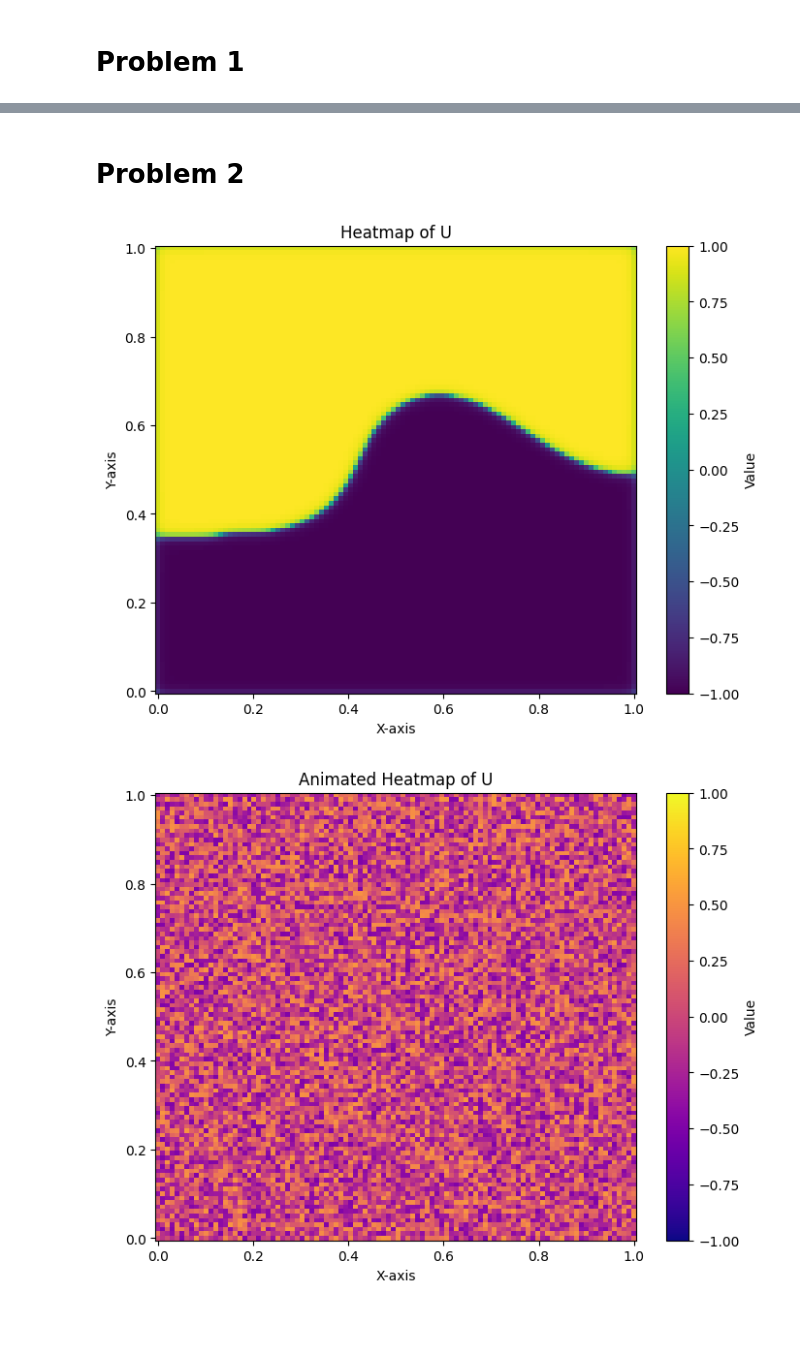
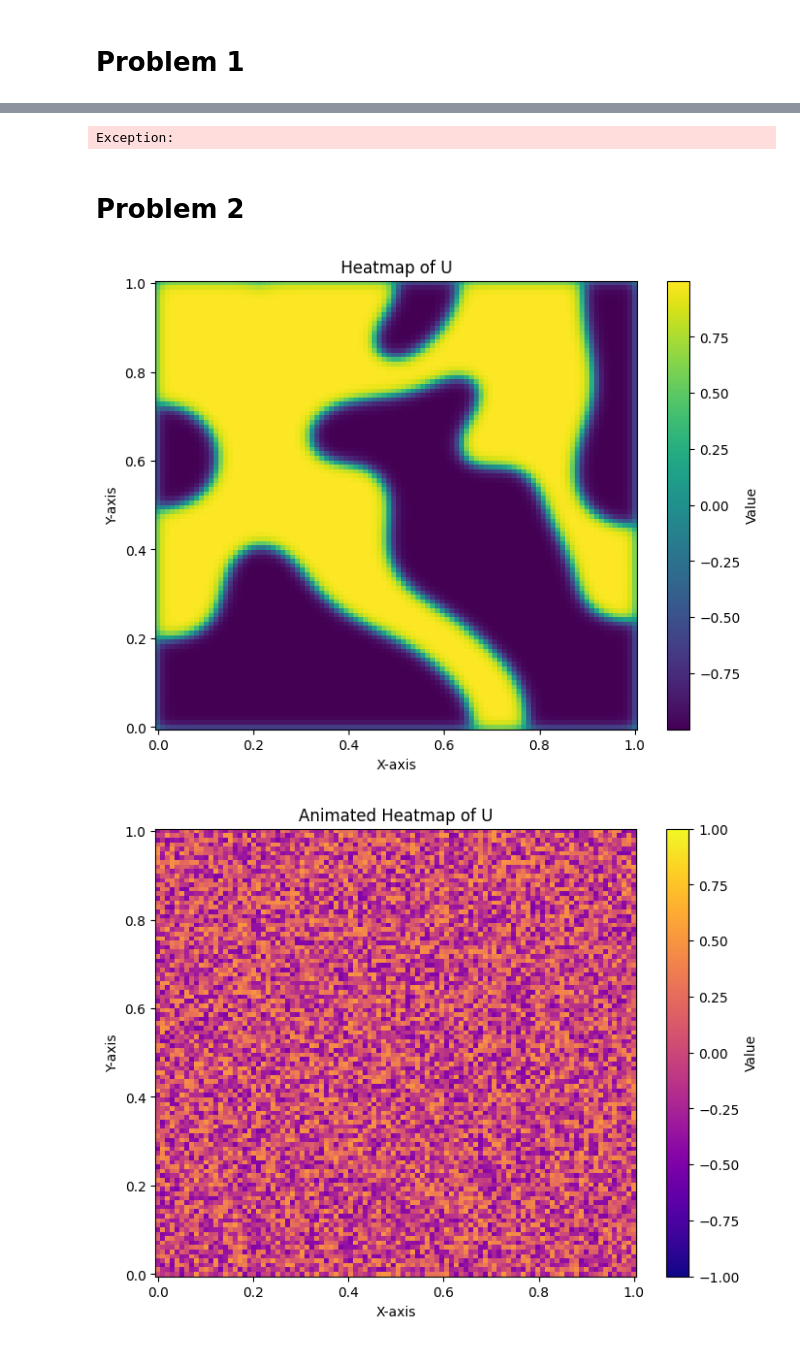
Before and after one commit to andrewholmberg/math_550_numerical_pdes, a Jupyter notebook: Homework 3/homework_3.ipynb, the cells around one changed output, grey strips where cells are left out. Saved outputs shown, nothing was run; the diff lists cells and outputs as text; code cells hidden in the pictures.

```diff
--- a/Homework 3/homework_3.ipynb
+++ b/Homework 3/homework_3.ipynb
@@ -7,13 +7,13 @@ from scipy.sparse.linalg import spsolve
 # Problem 1
 # %%
 import numpy as np
-N  = 200
+N  = 100
 xx = np.linspace(0,1,N)
 yy = xx
 dx = xx[1] - xx[0]
 dy = dx
 epsilon = dx
-dt = .2
+dt = .1
 # %%
 def create_1d_laplacian(n):
     """Creates a 1D Laplacian matrix of size n x n."""
@@ -138,3 +143,7 @@ plt.plot(tt,mass)
+# %%
+raise Exception()
+# %% [output]
+Exception:
 # %% [markdown]
 # Problem 2
 # %%
@@ -145,7 +154,7 @@ yy = xx
 dx = xx[1] - xx[0]
 dy = dx
 epsilon = dx
-dt = 1
+dt = .01
 # %%
 def create_1d_laplacian(n):
     """Creates a 1D Laplacian matrix of size n x n."""
@@ -213,25 +222,25 @@ def run_forward_method(u,f,lap,t0,tend,step):
     lst.append(t)
     return(ls,lst)
 # %%
-uu,tt = run_forward_method(u0_flat,f,lap,0,500,dt)
+uu,tt = run_forward_method(u0_flat,f,lap,0,50,dt)
 # %%
 import matplotlib.pyplot as plt
 import numpy as np
 
 # Sample data for demonstration
 # x, y = 1D arrays for axis values
 # U = 2D array with values
-U = uu[-16].reshape(N,N)
+U = uu[-1].reshape(N,N)
 
 plt.figure(figsize=(8, 6))
 plt.pcolormesh(xx, yy, U, shading='bilinear', cmap='viridis')  # Shading 'auto' prevents visual artifacts
 plt.colorbar(label='Value')  # Add a color bar to show value scale
 plt.xlabel('X-axis')
 plt.ylabel('Y-axis')
 plt.title('Heatmap of U')
 plt.show()
 # %% [output]
-[figure, old version]
+[figure, new version]
 # %%
 # Interpolate data to add more frames
 num_original_frames = len(uu)
```
Also changed, not shown: parts of 8 cells of this notebook, 1 other file.
